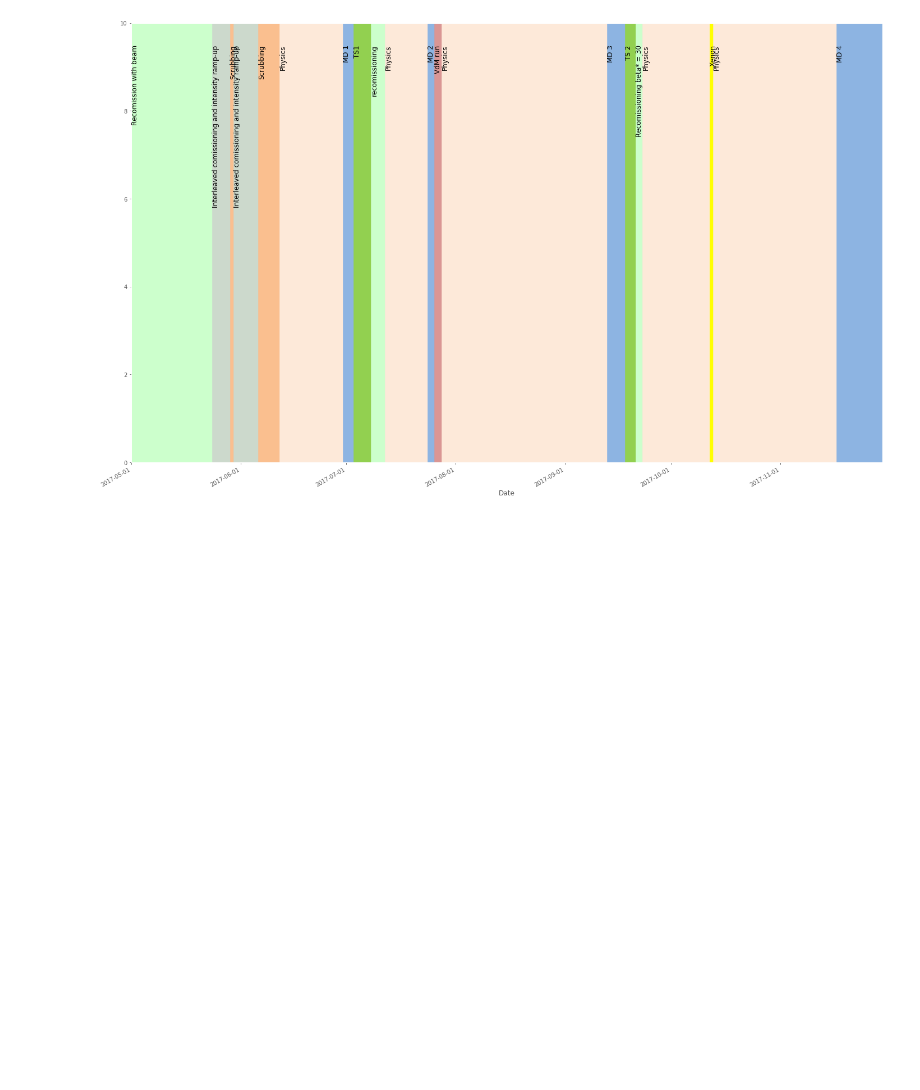
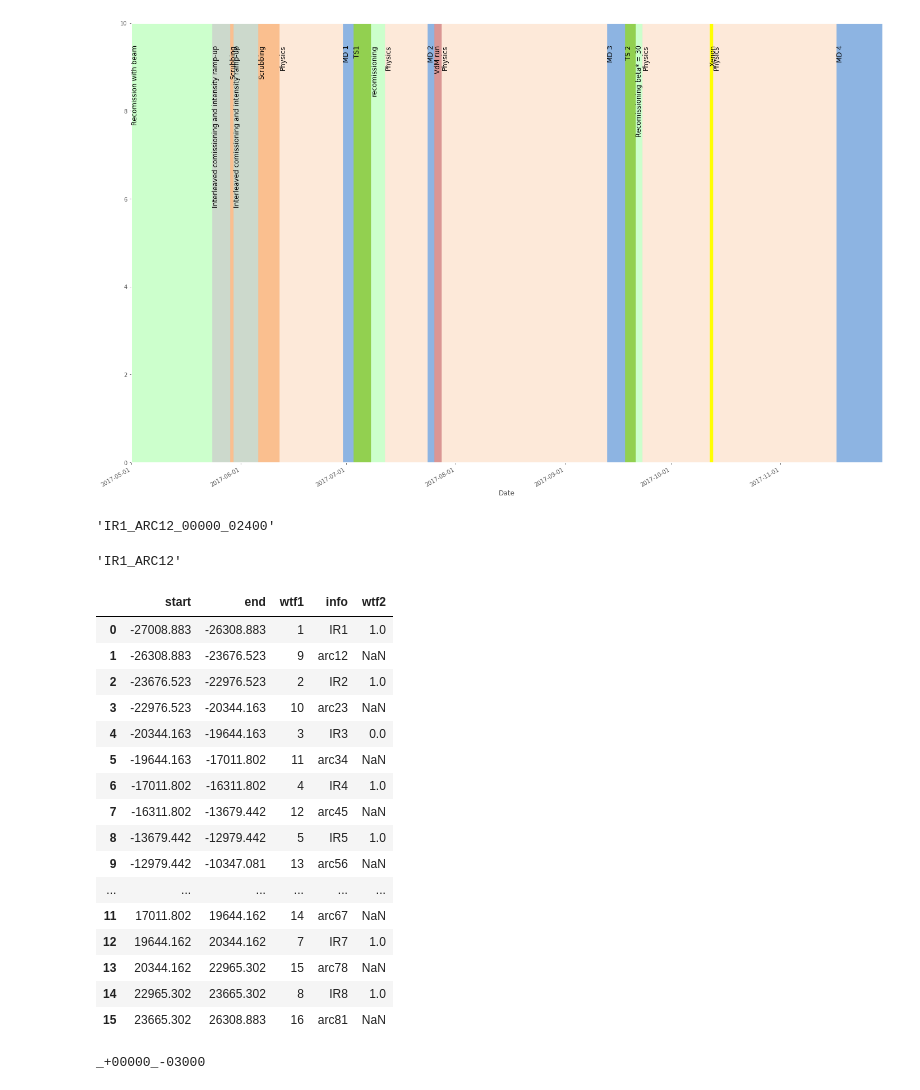
Before and after one commit to kacper-b/LHC_blm_dose_calculations, a Jupyter notebook: notebooks/schedule_plot.ipynb, the cells around one changed output. Cells and saved outputs as stored; diff of their text form; code cells hidden in the pictures; blank space fills up the shorter version.

```diff
--- a/notebooks/schedule_plot.ipynb
+++ b/notebooks/schedule_plot.ipynb
@@ -107,0 +116,25 @@ for i,r in df_schedule.iterrows():
+# %%
+dcum_start = 0
+dcum_end = 2400
+
+df_part = df_test[(df_test['end']>=dcum_start)&(df_test['start']<=dcum_end)]
+
+'_'.join(df_part['info'])+'_{:05d}_{:05d}'.format(dcum_start,dcum_end)
+# %% [output]
+'IR1_ARC12_00000_02400'
+# %%
+file_str = []
+'_'.join(df_part['info'])
+# %% [output]
+'IR1_ARC12'
+# %%
+IPs = [[0, 1, 'IR1', 1],
+       [3332.360, 2, 'IR2', 1],
+       [6664.720, 3, 'IR3', 0],
+       [9997.081, 4, 'IR4', 1],
+       [13329.441, 5, 'IR5', 1],
+       [16661.802, 6, 'IR6', 1],
+       [19994.162, 7, 'IR7', 1],
+       [23315.302, 8, 'IR8', 1],]
+ARC_DISTANCE_OFFSET = 350
+LHC_LENGTH = 26658.883 #in meters
@@ -107,0 +147,46 @@ for i,r in df_schedule.iterrows():
+# %%
+lhc_elements = sorted([[(ip[0] - ARC_DISTANCE_OFFSET, ip[0] + ARC_DISTANCE_OFFSET)] + ip[1:2]+[ip[2].replace('P','R')]+ip[3:] for ip in IPs] + [
+        [(ARC_DISTANCE_OFFSET + (IPs[ip[1] - 1][0] if ip[1] != 8 else ip[0]),
+          -ARC_DISTANCE_OFFSET + (IPs[ip[1]][0] if ip[1] != 8 else LHC_LENGTH)),
+         8 + ip[1],
+         'arc{}{}'.format(ip[1], IPs[ip[1] if ip[1] != 8 else 0][1]), None] for ip in IPs], key=lambda x: x[0][0])
+# %%
+lhc_el = list([i[0][0],i[0][1]]+i[1:] for i in lhc_elements)
+df_lhc_el = pd.DataFrame(lhc_el,columns = ['start','end','wtf1','info','wtf2'])
+
+df_lhc_el_n = df_lhc_el.copy()
+df_lhc_el_n['start'] = df_lhc_el_n['start']-[LHC_LENGTH]
+df_lhc_el_n['end'] = df_lhc_el_n['end']-[LHC_LENGTH]
+
+df_lhc_el_c = pd.concat([df_lhc_el_n,df_lhc_el])
+df_lhc_el_c
+# %% [output]
+|  | start | end | wtf1 | info | wtf2 |
+| 0 | -27008.883 | -26308.883 | 1 | IR1 | 1.0 |
+| 1 | -26308.883 | -23676.523 | 9 | arc12 | NaN |
+| 2 | -23676.523 | -22976.523 | 2 | IR2 | 1.0 |
+| 3 | -22976.523 | -20344.163 | 10 | arc23 | NaN |
+| 4 | -20344.163 | -19644.163 | 3 | IR3 | 0.0 |
+| 5 | -19644.163 | -17011.802 | 11 | arc34 | NaN |
+| 6 | -17011.802 | -16311.802 | 4 | IR4 | 1.0 |
+| 7 | -16311.802 | -13679.442 | 12 | arc45 | NaN |
+| 8 | -13679.442 | -12979.442 | 5 | IR5 | 1.0 |
+| 9 | -12979.442 | -10347.081 | 13 | arc56 | NaN |
+| ... | ... | ... | ... | ... | ... |
+| 11 | 17011.802 | 19644.162 | 14 | arc67 | NaN |
+| 12 | 19644.162 | 20344.162 | 7 | IR7 | 1.0 |
+| 13 | 20344.162 | 22965.302 | 15 | arc78 | NaN |
+| 14 | 22965.302 | 23665.302 | 8 | IR8 | 1.0 |
+| 15 | 23665.302 | 26308.883 | 16 | arc81 | NaN |
+# %%
+dcum_start = 0
+dcum_end = -3000
+
+df_part = df_lhc_el_c[(df_lhc_el_c['end']>=dcum_start)&(df_lhc_el_c['start']<=dcum_end)]
+if len(df_part['info'])<=2:
+    out = '_'.join(df_part['info'])+'_{:+06d}_{:+06d}'.format(int(dcum_start),int(dcum_end))
+else:
+    out = '{}_{}_{:+06d}_{:+06d}'.format(df_part['info'].iloc[0],df_part['info'].iloc[-1],int(dcum_start),int(dcum_end))
+print(out)
+# %% [output]
+_+00000_-03000
```
Also changed, not shown: parts of 2 cells of this notebook, 1 other file.
